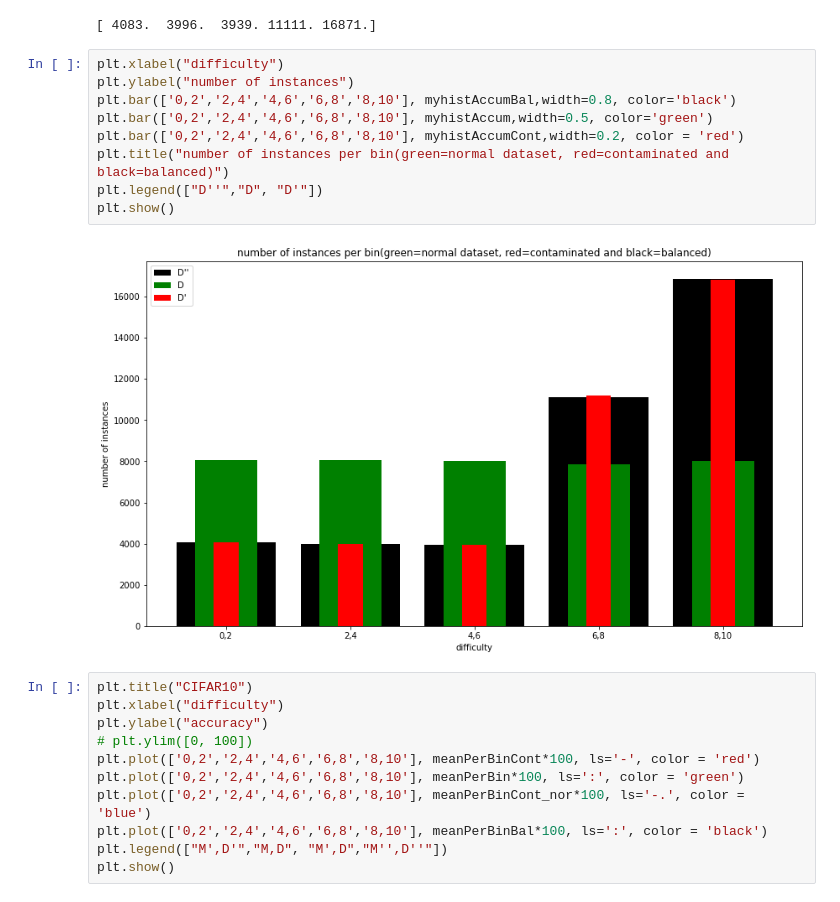
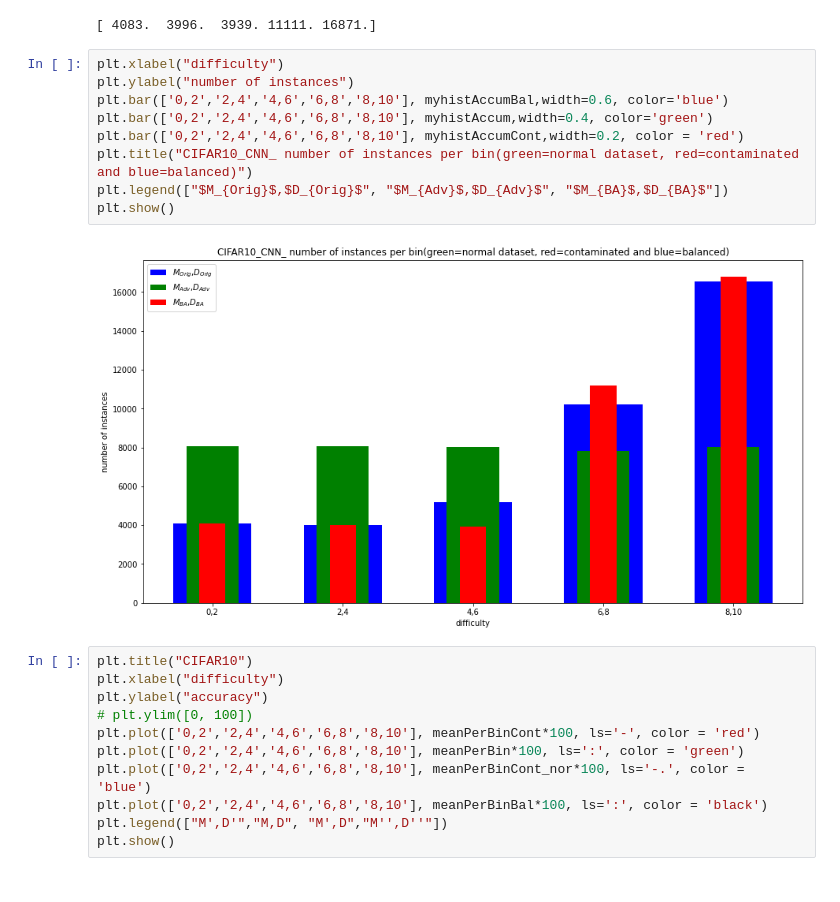
Before and after one commit to behzadnet/Intervention, a Jupyter notebook: No IRT/plots_cifar10.ipynb, the cells around one changed output. Saved outputs shown, nothing was run; the diff lists cells and outputs as text.

```diff
--- a/No IRT/plots_cifar10.ipynb
+++ b/No IRT/plots_cifar10.ipynb
@@ -634,14 +634,14 @@ print(myhistAccumBal)
 # %%
 plt.xlabel("difficulty")
 plt.ylabel("number of instances")
-plt.bar(['0,2','2,4','4,6','6,8','8,10'], myhistAccumBal,width=0.8, color='black')
-plt.bar(['0,2','2,4','4,6','6,8','8,10'], myhistAccum,width=0.5, color='green')
+plt.bar(['0,2','2,4','4,6','6,8','8,10'], myhistAccumBal,width=0.6, color='blue')
+plt.bar(['0,2','2,4','4,6','6,8','8,10'], myhistAccum,width=0.4, color='green')
 plt.bar(['0,2','2,4','4,6','6,8','8,10'], myhistAccumCont,width=0.2, color = 'red')
-plt.title("number of instances per bin(green=normal dataset, red=contaminated and black=balanced)")
-plt.legend(["D''","D", "D'"])
+plt.title("CIFAR10_CNN_ number of instances per bin(green=normal dataset, red=contaminated and blue=balanced)")
+plt.legend(["$M_{Orig}$,$D_{Orig}$", "$M_{Adv}$,$D_{Adv}$", "$M_{BA}$,$D_{BA}$"])
 plt.show()
 # %% [output]
-[figure, old version]
+[figure, new version]
 # %%
 plt.title("CIFAR10")
 plt.xlabel("difficulty")
```
Also changed, not shown: parts of 2 cells of this notebook, 5 other files.
